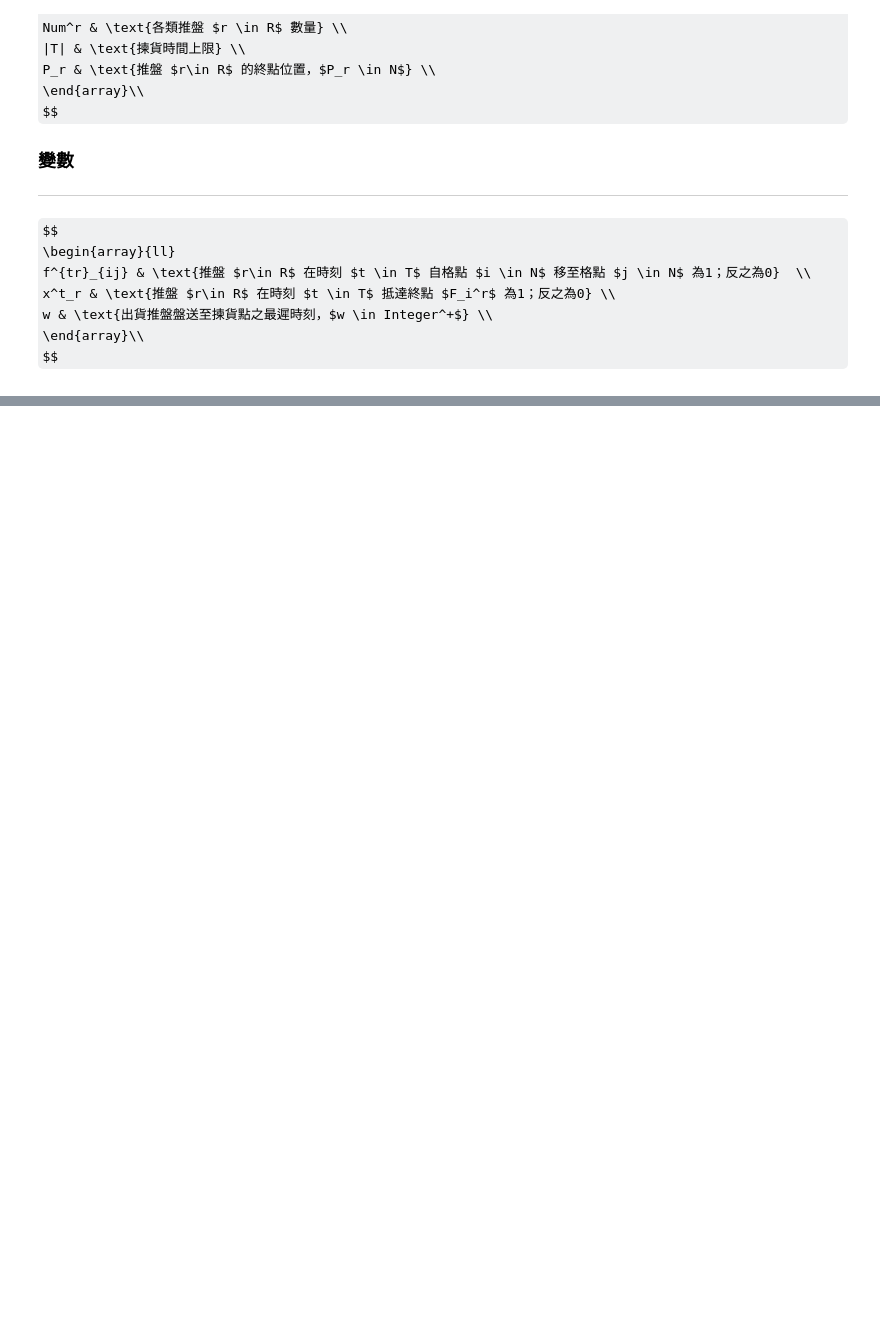
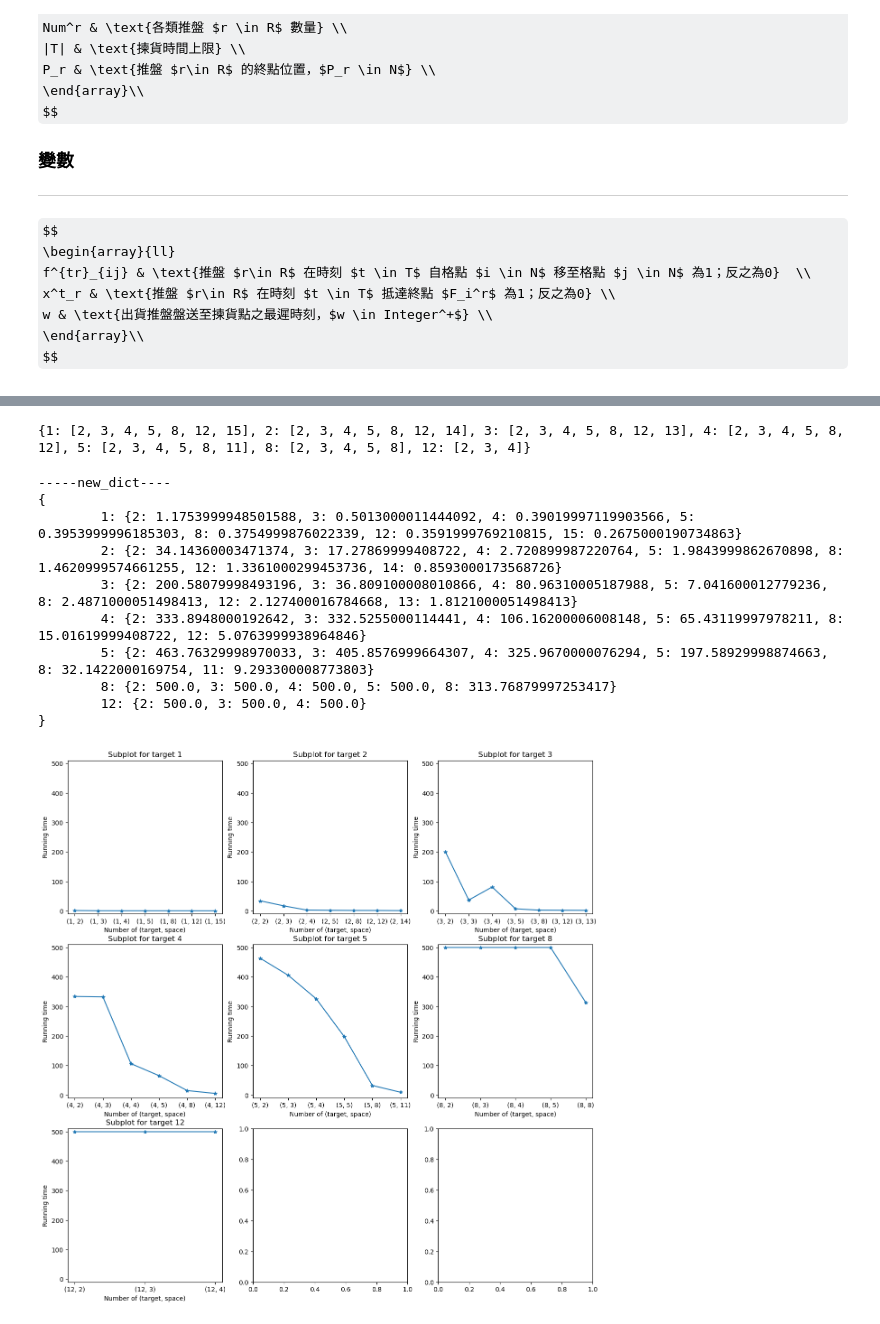
Before and after one commit to YJClark/114_prj, a Jupyter notebook: model_obs.ipynb, the cells around one changed output, grey strips where cells are left out. Cells and saved outputs as stored; diff of their text form; code cells hidden in the pictures; some formulas as TeX source; blank space fills up the shorter version.

```diff
--- a/model_obs.ipynb
+++ b/model_obs.ipynb
@@ -311,0 +325,25 @@ time period 39
+# %%
+# 這邊是引入 output_obs 來做
+# main
+
+size = (4,4)
+datadict, tar_list = pairDataDict(size)
+print(datadict)
+# 這行是跑所有測資，會非常久（註：之後要考慮加上 os 來判斷檔案是否存在）
+# writeResultCSV(size)
+# %% [output]
+{1: [2, 3, 4, 5, 8, 12, 15], 2: [2, 3, 4, 5, 8, 12, 14], 3: [2, 3, 4, 5, 8, 12, 13], 4: [2, 3, 4, 5, 8, 12], 5: [2, 3, 4, 5, 8, 11], 8: [2, 3, 4, 5, 8], 12: [2, 3, 4]}
+# %%
+resultGraph(size, datadict, tar_list)
+# %% [output]
+-----new_dict----
+{
+        1: {2: 1.1753999948501588, 3: 0.5013000011444092, 4: 0.39019997119903566, 5: 0.3953999996185303, 8: 0.3754999876022339, 12: 0.3591999769210815, 15: 0.2675000190734863}
+        2: {2: 34.14360003471374, 3: 17.27869999408722, 4: 2.720899987220764, 5: 1.9843999862670898, 8: 1.4620999574661255, 12: 1.3361000299453736, 14: 0.8593000173568726}
+        3: {2: 200.58079998493196, 3: 36.809100008010866, 4: 80.96310005187988, 5: 7.041600012779236, 8: 2.4871000051498413, 12: 2.127400016784668, 13: 1.8121000051498413}
+        4: {2: 333.8948000192642, 3: 332.5255000114441, 4: 106.16200006008148, 5: 65.43119997978211, 8: 15.01619999408722, 12: 5.0763999938964846}
+        5: {2: 463.76329998970033, 3: 405.8576999664307, 4: 325.9670000076294, 5: 197.58929998874663, 8: 32.1422000169754, 11: 9.293300008773803}
+        8: {2: 500.0, 3: 500.0, 4: 500.0, 5: 500.0, 8: 313.76879997253417}
+        12: {2: 500.0, 3: 500.0, 4: 500.0}
+}
+[figure, added]
```
Also changed, not shown: parts of 6 cells of this notebook, 1 other file.
